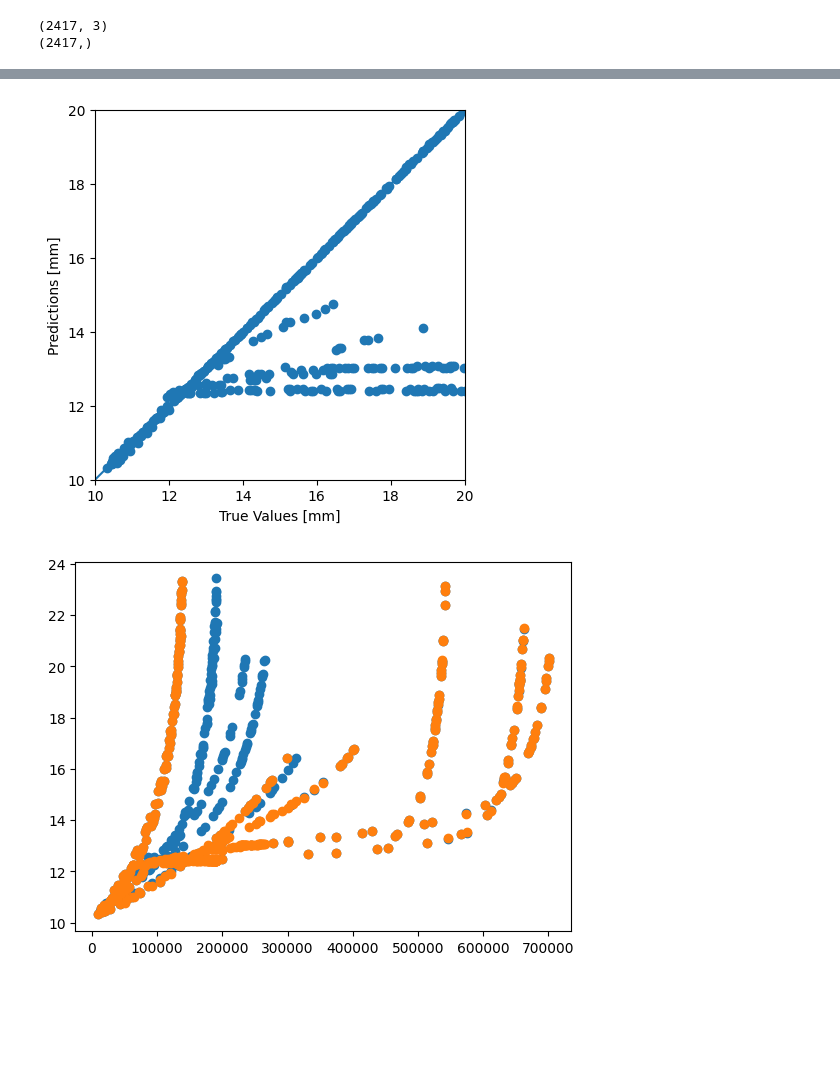
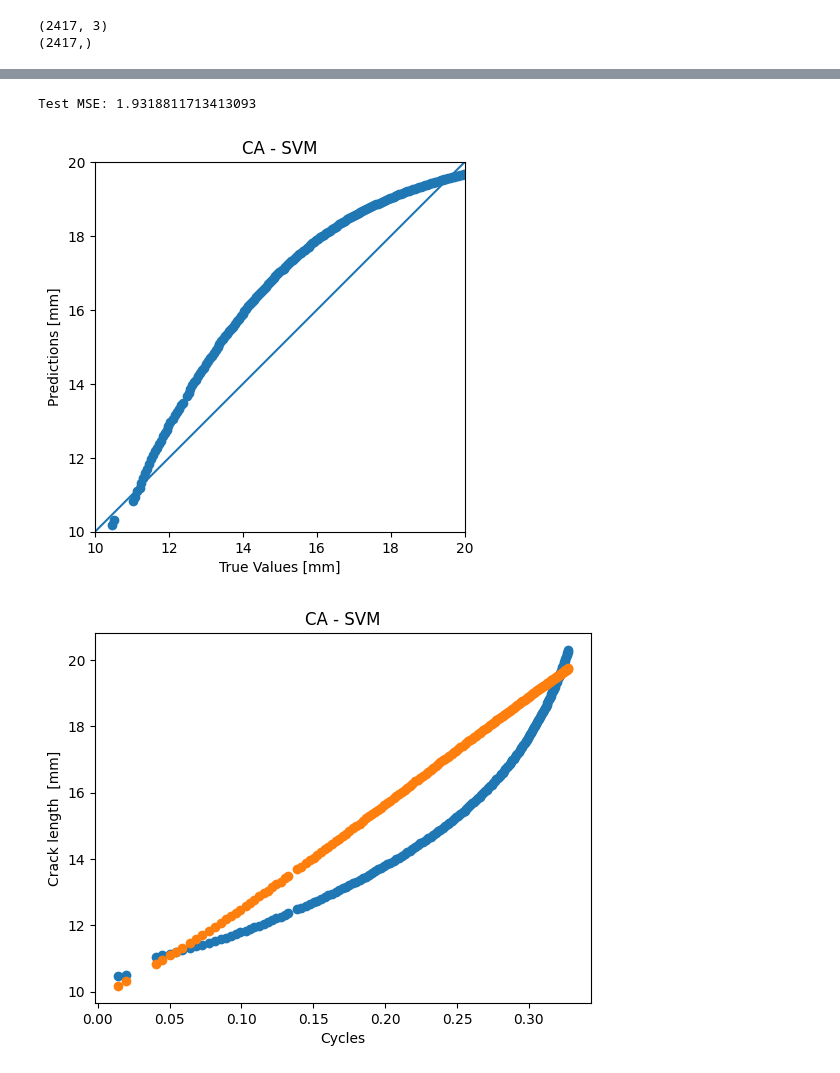
Before and after one commit to TNTU-124-System-analysis-research/qste340tm-modeling-of-fatigue-failure-after-single-overload, a Jupyter notebook: test.ipynb, the cells around one changed output, grey strips where cells are left out. Drawn from its saved outputs; the diff is of its cells as text; code cells hidden in the pictures; blank space fills up the shorter version.

```diff
--- a/test.ipynb
+++ b/test.ipynb
@@ -298,23 +412,34 @@ plt.show()
 # %%
-# Define the support vector machine model
-from sklearn import svm
-model = svm.SVR()
-model.fit(X_train, y_train)
-predictions = model.predict(X_test)
+# Predict crack length vs. the number of cycles for CA using Support Vector Machine
+
+# Train the model
+model1 = svm.SVR()
+
+model1.fit(X_train_scaled1, y_train1)
+
+# Predict and evaluate performance on test data
+y_pred = model1.predict(X_test1_scaled)
+mse1 = mean_squared_error(y_test1, y_pred)
+print(f'Test MSE: {mse1}')
+
 a = plt.axes(aspect='equal')
-plt.scatter(y_test, y_pred)
+plt.scatter(y_test1, y_pred)
 plt.xlabel('True Values [mm]')
 plt.ylabel('Predictions [mm]')
 lims = [10, 20]
 plt.xlim(lims)
 plt.ylim(lims)
 _ = plt.plot(lims, lims)
+plt.title('CA - SVM')
 plt.show()
 
-
-plt.scatter(X_test[:,0], y_test)
-plt.scatter(X_test[:,0], y_pred)
+plt.scatter(X_test1_scaled[:,0], y_test1)
+plt.scatter(X_test1_scaled[:,0], y_pred)
+plt.ylabel('Crack length  [mm]')
+plt.xlabel("Cycles")
+plt.title('CA - SVM')
 plt.show()
 # %% [output]
+Test MSE: 1.9318811713413093
-[figure, old version]
+[figure, new version]
-[figure, old version]
+[figure, new version]
```
Also changed, not shown: parts of 7 cells of this notebook.
